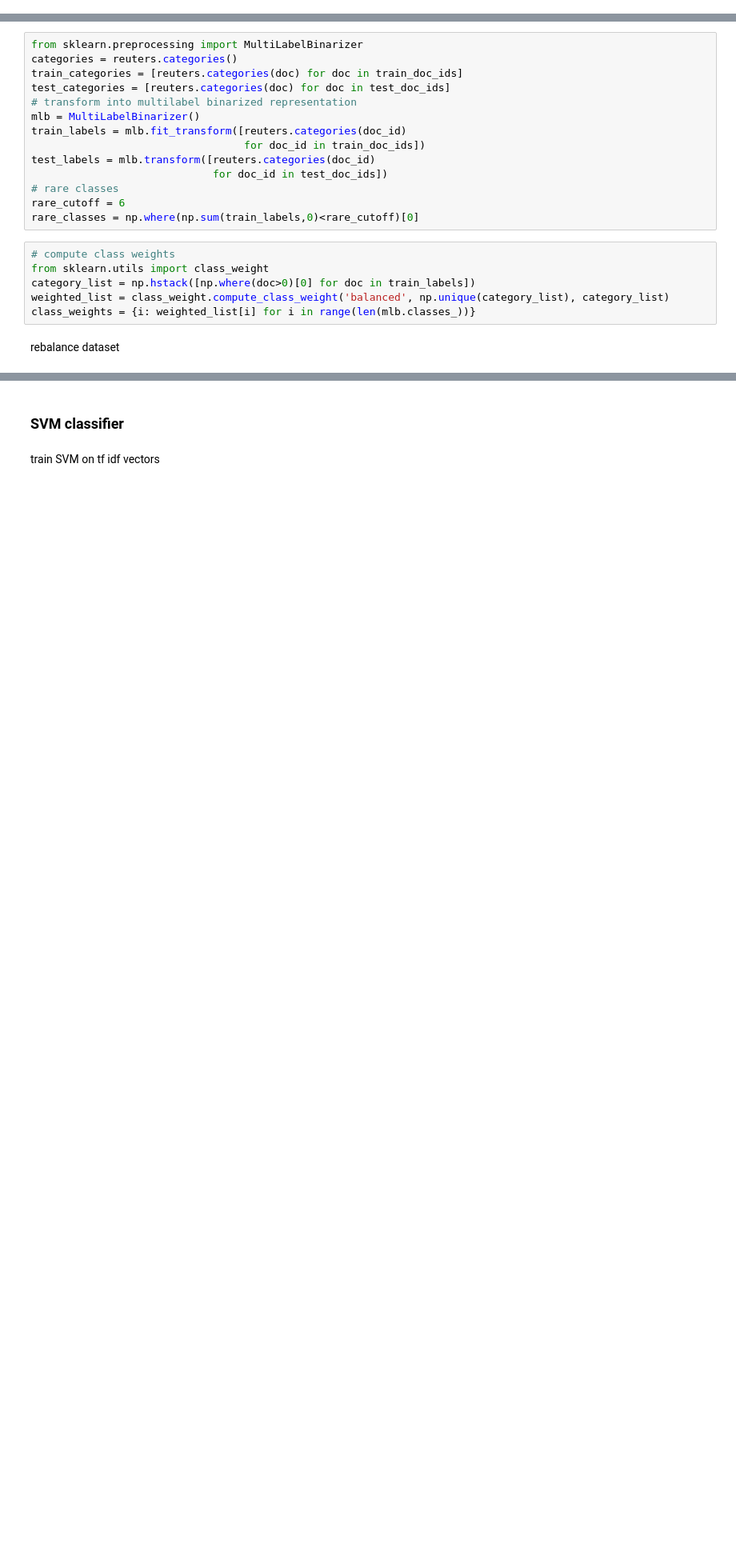
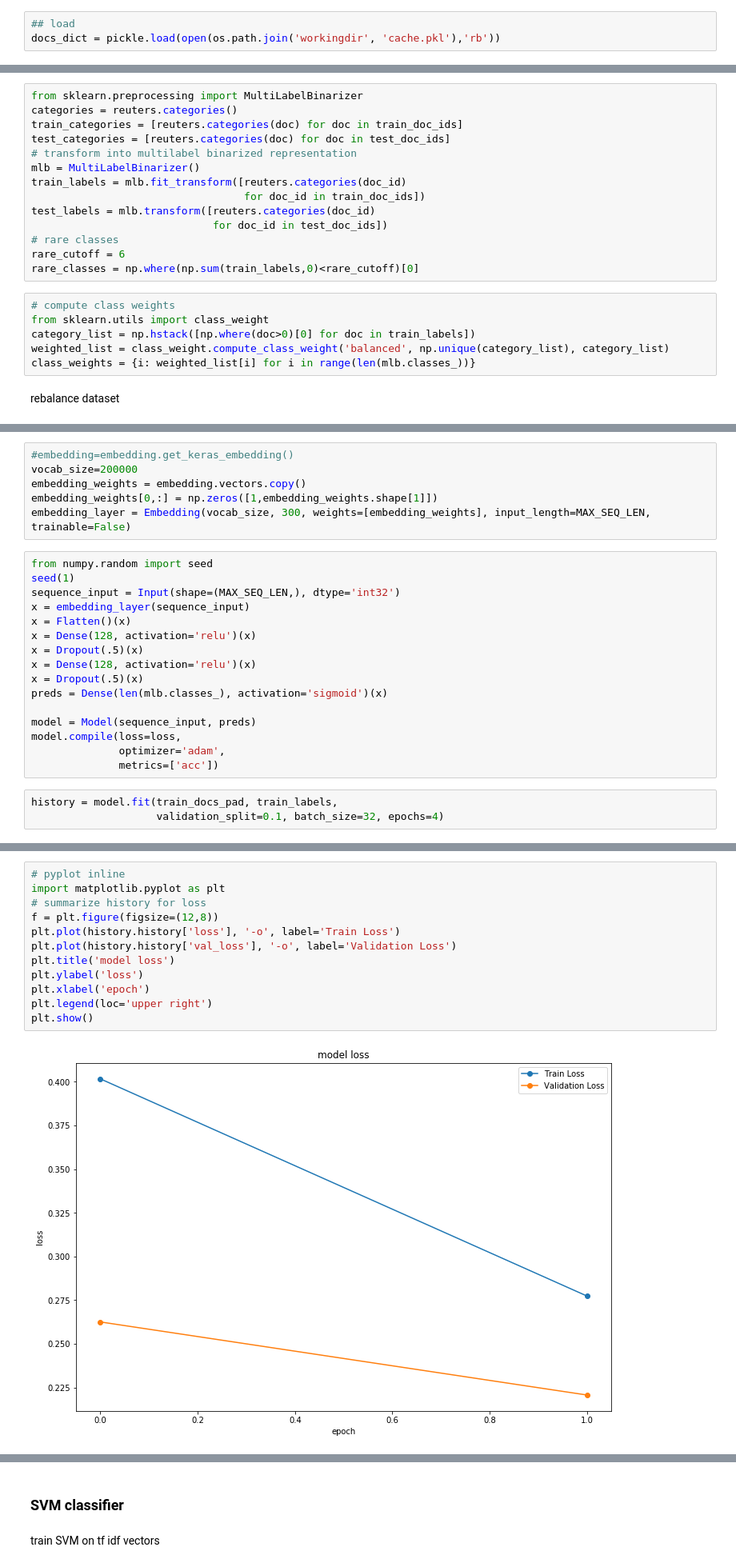
Before and after one commit to IanEisenberg/Reuters_Classification, a Jupyter notebook: reuters.ipynb, the cells around one changed output, grey strips where cells are left out. Shown at 80% size. Drawn from its saved outputs; the diff is of its cells as text; blank space fills up the shorter version.

```diff
--- a/reuters.ipynb
+++ b/reuters.ipynb
@@ -27,6 +29,9 @@ if not os.path.exists('wiki.multi.en.vec'):
 # %%
 from gensim.models import KeyedVectors
 embedding = KeyedVectors.load_word2vec_format('wiki.multi.en.vec')
+# %%
+## load
+docs_dict = pickle.load(open(os.path.join('workingdir', 'cache.pkl'),'rb'))
 # %% [markdown]
 ### get inputs
 # %%
@@ -137,0 +200,25 @@ resampled_train_labels = onehot_encoder.fit_transform(np.expand_dims(resampled_t
+# %%
+#embedding=embedding.get_keras_embedding()
+vocab_size=200000
+embedding_weights = embedding.vectors.copy()
+embedding_weights[0,:] = np.zeros([1,embedding_weights.shape[1]])
+embedding_layer = Embedding(vocab_size, 300, weights=[embedding_weights], input_length=MAX_SEQ_LEN, trainable=False)
+# %%
+from numpy.random import seed
+seed(1)
+sequence_input = Input(shape=(MAX_SEQ_LEN,), dtype='int32')
+x = embedding_layer(sequence_input)
+x = Flatten()(x)
+x = Dense(128, activation='relu')(x)
+x = Dropout(.5)(x)
+x = Dense(128, activation='relu')(x)
+x = Dropout(.5)(x)
+preds = Dense(len(mlb.classes_), activation='sigmoid')(x)
+
+model = Model(sequence_input, preds)
+model.compile(loss=loss,
+              optimizer='adam',
+              metrics=['acc'])
+# %%
+history = model.fit(train_docs_pad, train_labels,
+                    validation_split=0.1, batch_size=32, epochs=4)
@@ -137,0 +240,14 @@ resampled_train_labels = onehot_encoder.fit_transform(np.expand_dims(resampled_t
+# %%
+# pyplot inline
+import matplotlib.pyplot as plt
+# summarize history for loss
+f = plt.figure(figsize=(12,8))
+plt.plot(history.history['loss'], '-o', label='Train Loss')
+plt.plot(history.history['val_loss'], '-o', label='Validation Loss')
+plt.title('model loss')
+plt.ylabel('loss')
+plt.xlabel('epoch')
+plt.legend(loc='upper right')
+plt.show()
+# %% [output]
+[figure, added]
```
Also changed, not shown: parts of 26 cells of this notebook.
